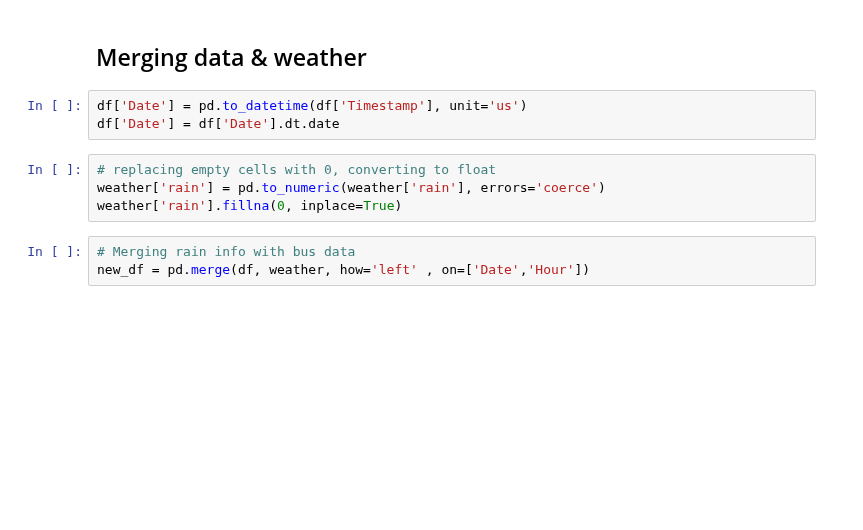
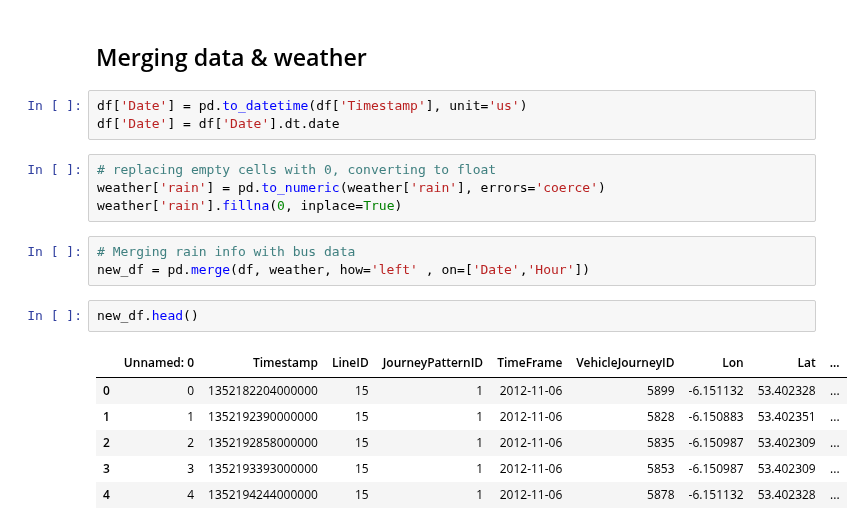
Before and after one commit to brokenloop/Research_practicum_2017, a Jupyter notebook: Data Analysis/Daniel/Adding Weather Data (all).ipynb, the cells around one changed output. Drawn from its saved outputs; the diff is of its cells as text; blank space fills up the shorter version.

```diff
--- a/Data Analysis/Daniel/Adding Weather Data (all).ipynb
+++ b/Data Analysis/Daniel/Adding Weather Data (all).ipynb
@@ -199,3 +202,12 @@ weather['rain'].fillna(0, inplace=True)
 # %%
 # Merging rain info with bus data
 new_df = pd.merge(df, weather, how='left' , on=['Date','Hour'])
+# %%
+new_df.head()
+# %% [output]
+|  | Unnamed: 0 | Timestamp | LineID | JourneyPatternID | TimeFrame | VehicleJourneyID | Lon | Lat | ... |
+| 0 | 0 | 1352182204000000 | 15 | 1 | 2012-11-06 | 5899 | -6.151132 | 53.402328 | ... |
+| 1 | 1 | 1352192390000000 | 15 | 1 | 2012-11-06 | 5828 | -6.150883 | 53.402351 | ... |
+| 2 | 2 | 1352192858000000 | 15 | 1 | 2012-11-06 | 5835 | -6.150987 | 53.402309 | ... |
+| 3 | 3 | 1352193393000000 | 15 | 1 | 2012-11-06 | 5853 | -6.150987 | 53.402309 | ... |
+| 4 | 4 | 1352194244000000 | 15 | 1 | 2012-11-06 | 5878 | -6.151132 | 53.402328 | ... |
```
Also changed, not shown: parts of 5 cells of this notebook, 1 other file.
